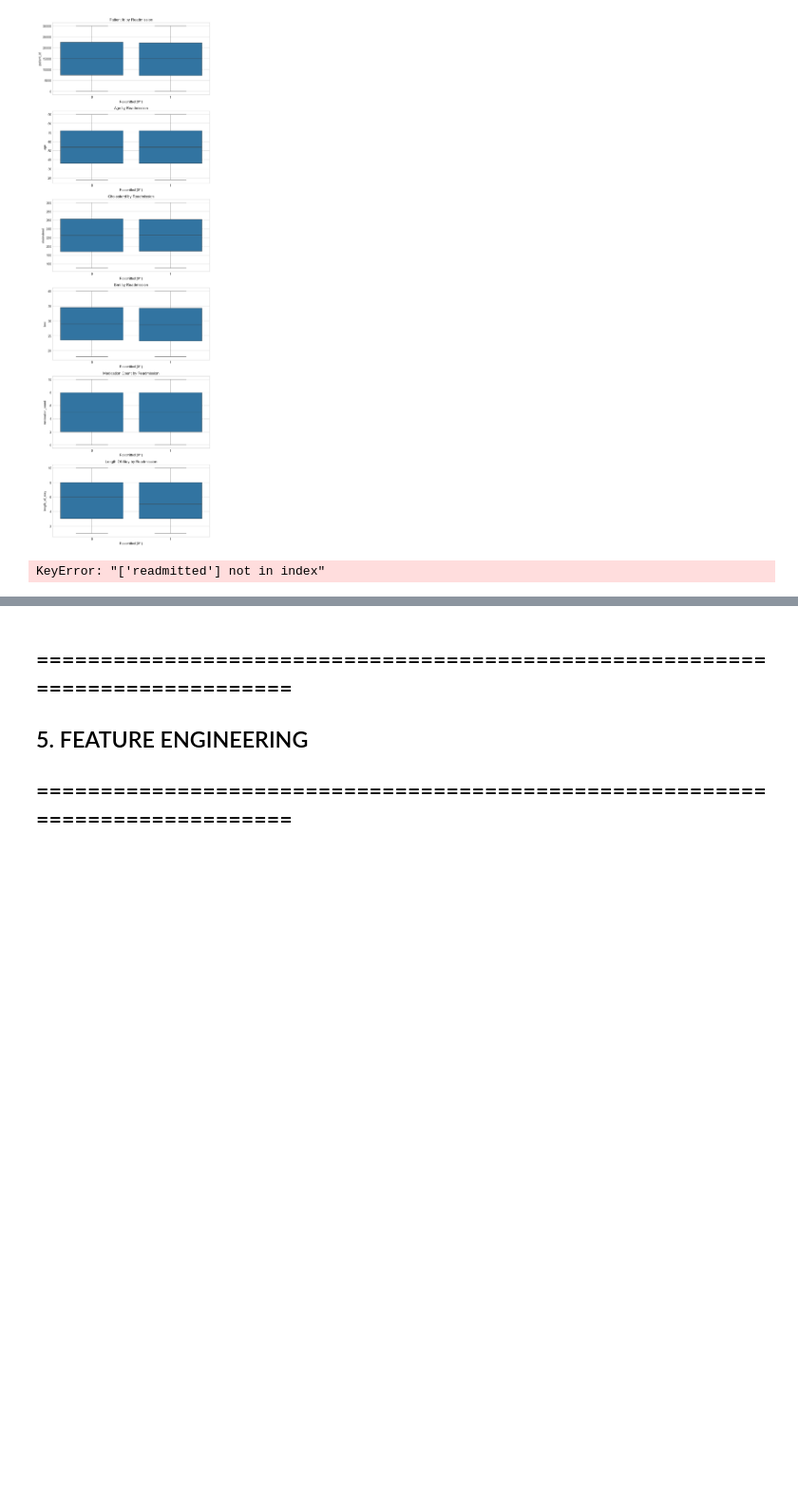
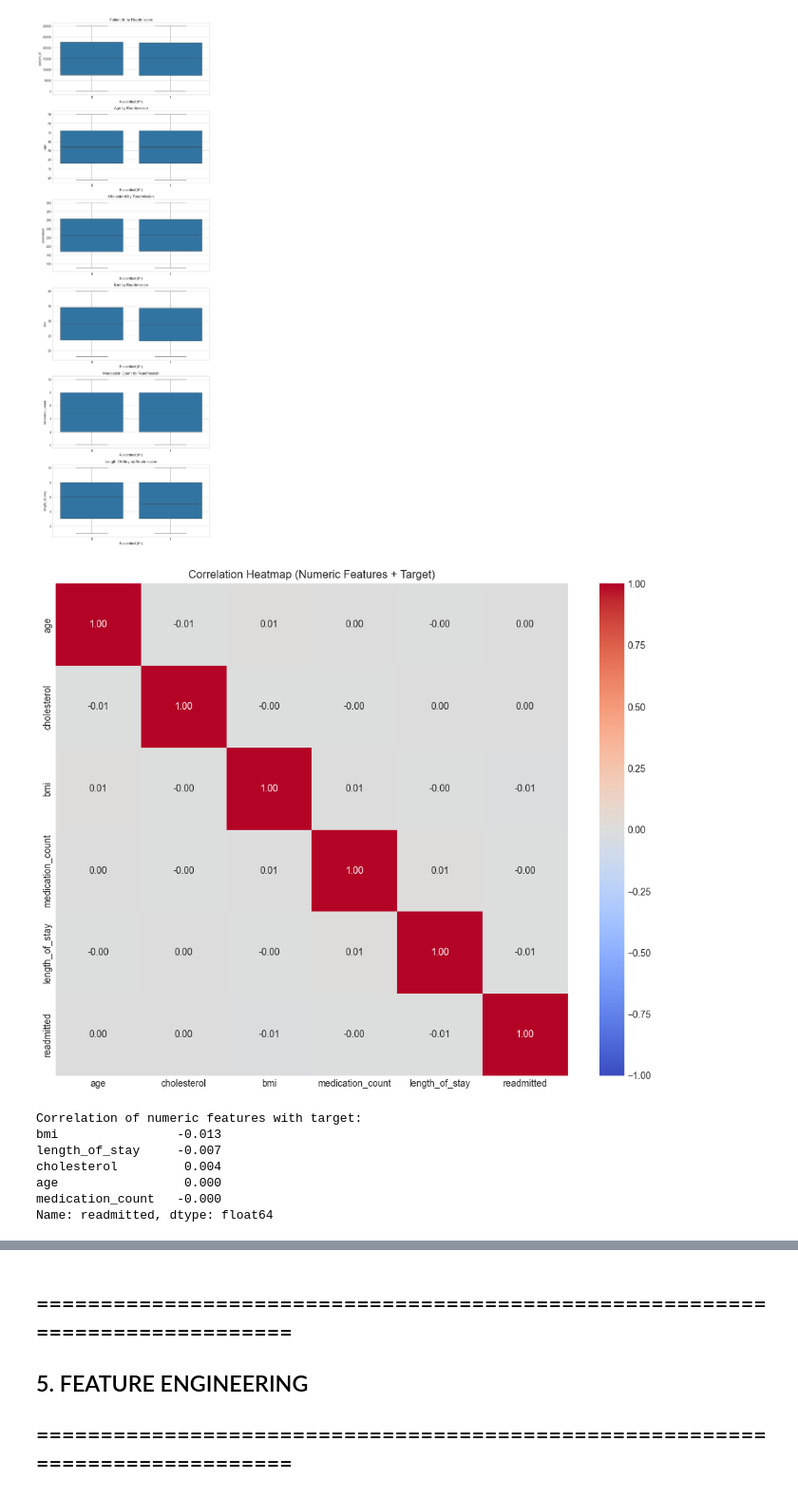
Before and after one commit to albertokabore/Hospital-Readmission-Prediction, a Jupyter notebook: notebooks/Readmission_Project.ipynb, the cells around one changed output, grey strips where cells are left out. Shown at 95% size. Drawn from its saved outputs; the diff is of its cells as text; code cells hidden in the pictures; blank space fills up the shorter version.

```diff
--- a/notebooks/Readmission_Project.ipynb
+++ b/notebooks/Readmission_Project.ipynb
@@ -400,28 +396,46 @@ if top_box_cols:
     plt.show()
 # %% [output]
 [figure]
-# %%
-selected_features = [
-    "age",
-    "length_of_stay",
-    "medication_count",
-    "bmi",
-    "clinical_complexity_score",
-    "medications_per_day",
-    # add any other engineered features you care about
-]
-
-# Keep only those that actually exist
-selected_features = [c for c in selected_features if c in df_engineered.columns]
-corr_cols = selected_features + [target_col]
-
-corr_matrix = df_engineered[corr_cols].corr()
-
-plt.figure(figsize=(10, 8))
-sns.heatmap(corr_matrix, annot=True, fmt=".2f", cmap="coolwarm", square=False)
-plt.title("Correlation Heatmap (Selected Features + Target)")
-plt.tight_layout()
-plt.show()
-# %% [output]
-KeyError: "['readmitted'] not in index"
+# %%
+# 4.3 Correlation heatmap (cleaned + annotated)
+
+# Remove ID-like columns from correlation analysis
+id_like_cols = ["patient_id"]
+numeric_for_corr = [c for c in numeric_cols if c not in id_like_cols]
+
+if len(numeric_for_corr) >= 1:
+    # Always include the target in the matrix
+    corr_cols = numeric_for_corr + [target_col]
+
+    corr_matrix = df[corr_cols].corr()
+
+    plt.figure(figsize=(10, 8))
+    sns.heatmap(
+        corr_matrix,
+        annot=True,
+        fmt=".2f",
+        cmap="coolwarm",
+        vmin=-1,
+        vmax=1,
+        square=False
+    )
+    plt.title("Correlation Heatmap (Numeric Features + Target)")
+    plt.tight_layout()
+    plt.show()
+
+    # Also print correlations with the target in sorted order
+    print("\nCorrelation of numeric features with target:")
+    target_corr = corr_matrix[target_col].drop(target_col).sort_values(
+        key=lambda s: s.abs(), ascending=False
+    )
+    print(target_corr)
+# %% [output]
+[figure, added]
+Correlation of numeric features with target:
+bmi                -0.013
+length_of_stay     -0.007
+cholesterol         0.004
+age                 0.000
+medication_count   -0.000
+Name: readmitted, dtype: float64
 # %%
```
Also changed, not shown: parts of 6 cells of this notebook.
